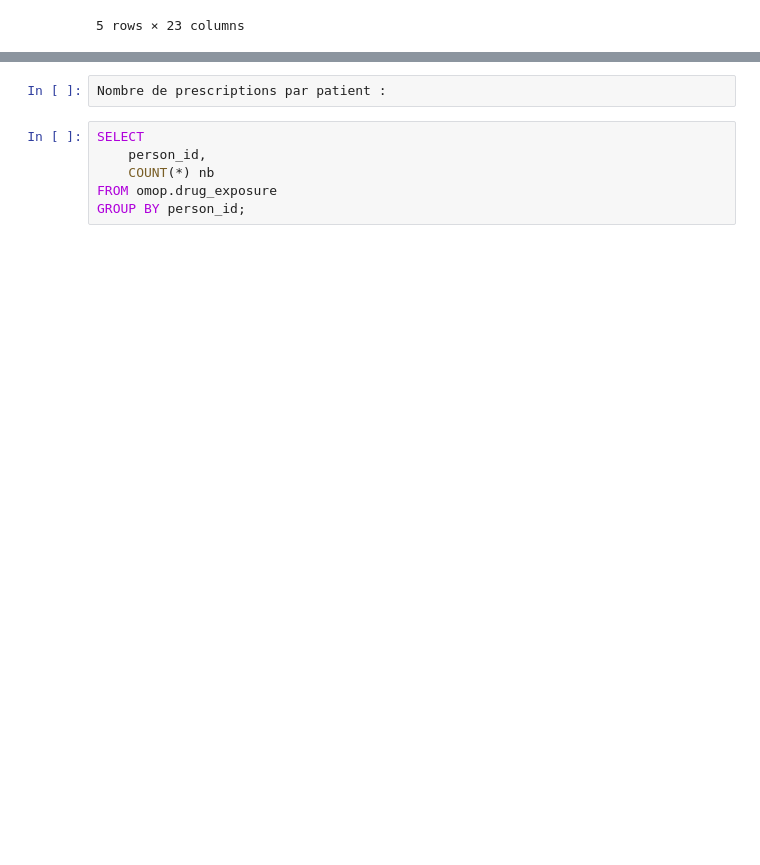
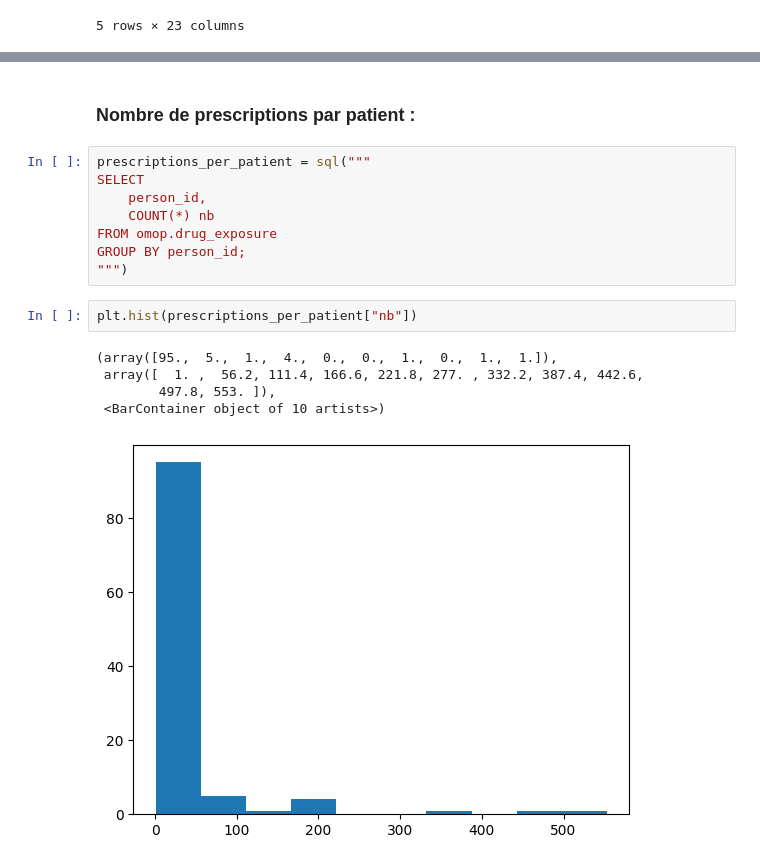
Before and after one commit to CyrilBvt13/OMOP, a Jupyter notebook: notebooks/04_Drugs.ipynb, the cells around one changed output, grey strips where cells are left out. Saved outputs shown, nothing was run; the diff lists cells and outputs as text; blank space fills up the shorter version.

```diff
--- a/notebooks/04_Drugs.ipynb
+++ b/notebooks/04_Drugs.ipynb
@@ -79,8 +104,18 @@ LIMIT 20;
-# %%
-Nombre de prescriptions par patient :
+# %% [markdown]
+### Nombre de prescriptions par patient :
 # %%
+prescriptions_per_patient = sql("""
 SELECT
     person_id,
     COUNT(*) nb
 FROM omop.drug_exposure
 GROUP BY person_id;
+""")
+# %%
+plt.hist(prescriptions_per_patient["nb"])
+# %% [output]
+(array([95.,  5.,  1.,  4.,  0.,  0.,  1.,  0.,  1.,  1.]),
+ array([  1. ,  56.2, 111.4, 166.6, 221.8, 277. , 332.2, 387.4, 442.6,
+        497.8, 553. ]),
+ <BarContainer object of 10 artists>)
+[figure, added]
```
Also changed, not shown: parts of 7 cells of this notebook, 3 other files.
